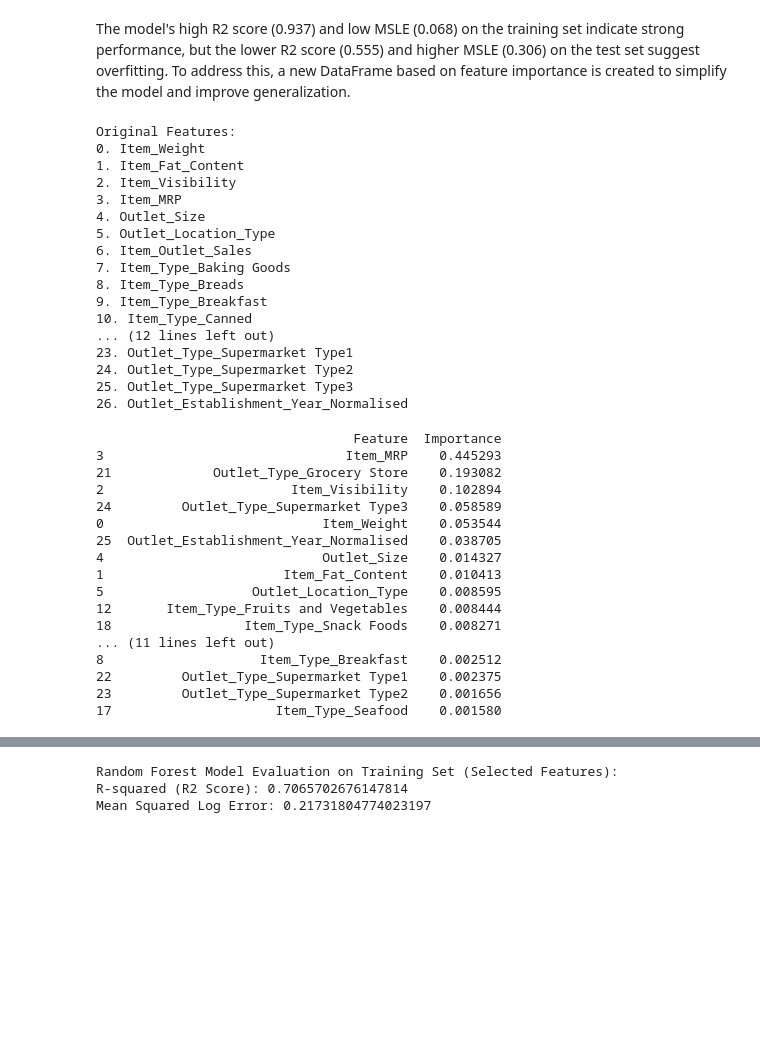
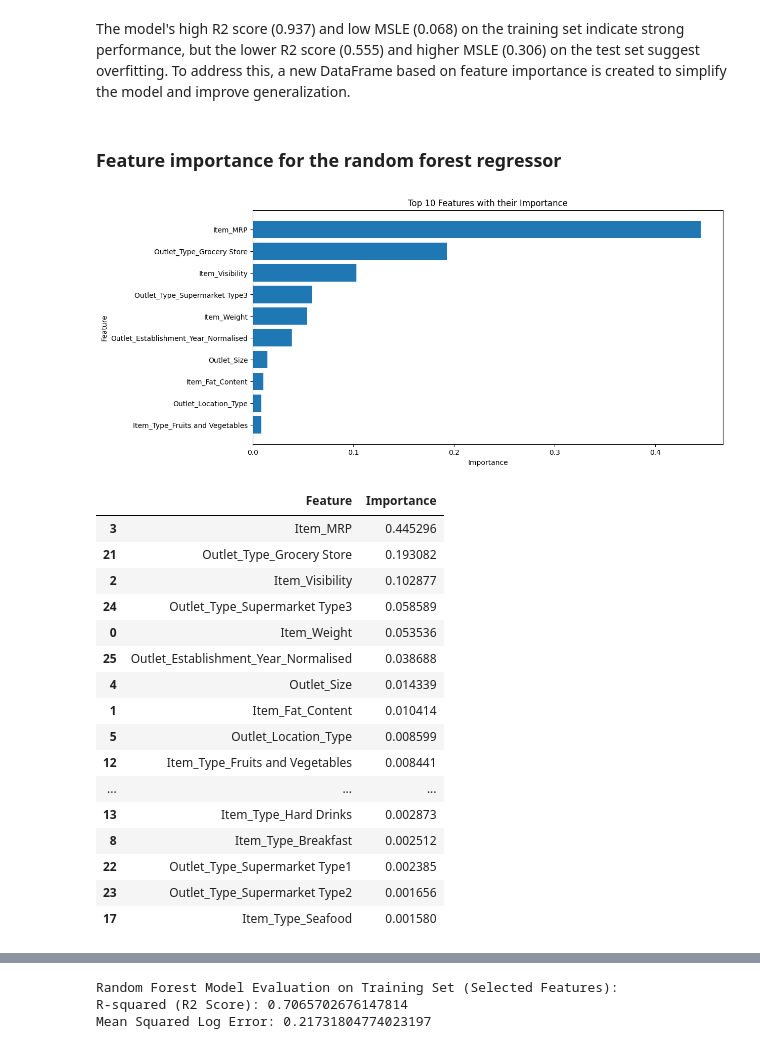
Before and after one commit to babutabhavya/big-mart-sales-prediction, a Jupyter notebook: main.ipynb, the cells around one changed output, grey strips where cells are left out. Cells and saved outputs as stored; diff of their text form; code cells hidden in the pictures; blank space fills up the shorter version.

```diff
--- a/main.ipynb
+++ b/main.ipynb
@@ -524,56 +543,43 @@ Mean Squared Log Error: 0.30699871071350515
 [figure]
 # %% [markdown]
 The model's high R2 score (0.937) and low MSLE (0.068) on the training set indicate strong performance, but the lower R2 score (0.555) and higher MSLE (0.306) on the test set suggest overfitting. To address this, a new DataFrame based on feature importance is created to simplify the model and improve generalization.
-# %%
-feature_names_original = train_df.columns.tolist()
-
-print("Original Features:")
-for s_num, feature in enumerate(feature_names_original):
-    print(f"{s_num}. {feature}")
-# %% [output]
-Original Features:
-0. Item_Weight
-1. Item_Fat_Content
-2. Item_Visibility
-3. Item_MRP
-4. Outlet_Size
-5. Outlet_Location_Type
-6. Item_Outlet_Sales
-7. Item_Type_Baking Goods
-8. Item_Type_Breads
-9. Item_Type_Breakfast
-10. Item_Type_Canned
-... (12 lines left out)
-23. Outlet_Type_Supermarket Type1
-24. Outlet_Type_Supermarket Type2
-25. Outlet_Type_Supermarket Type3
-26. Outlet_Establishment_Year_Normalised
+# %% [markdown]
+### Feature importance for the random forest regressor
 # %%
 #to get feature importances
 feature_importances = rf_model.feature_importances_
 
 #creating a df to associate feature names with their importances
 feature_importance_df = pd.DataFrame({'Feature': X_train.columns, 'Importance': feature_importances})
 
 #sorting df by importance in descending order
 feature_importance_df = feature_importance_df.sort_values(by='Importance', ascending=False)
 
-print(feature_importance_df)
+#plotting the top 10 features
+plt.figure(figsize=(12, 6))
+plt.barh(feature_importance_df['Feature'][:10][::-1], feature_importance_df['Importance'][:10][::-1])
+plt.xlabel('Importance')
+plt.ylabel('Feature')
+plt.title('Top 10 Features with their Importance')
+plt.show()
+
+feature_importance_df
 # %% [output]
-                                 Feature  Importance
-3                               Item_MRP    0.445293
-21             Outlet_Type_Grocery Store    0.193082
-2                        Item_Visibility    0.102894
-24         Outlet_Type_Supermarket Type3    0.058589
-0                            Item_Weight    0.053544
-25  Outlet_Establishment_Year_Normalised    0.038705
-4                            Outlet_Size    0.014327
-1                       Item_Fat_Content    0.010413
-5                   Outlet_Location_Type    0.008595
-12       Item_Type_Fruits and Vegetables    0.008444
-18                 Item_Type_Snack Foods    0.008271
-... (11 lines left out)
-8                    Item_Type_Breakfast    0.002512
-22         Outlet_Type_Supermarket Type1    0.002375
-23         Outlet_Type_Supermarket Type2    0.001656
-17                     Item_Type_Seafood    0.001580
+[figure, added]
+|  | Feature | Importance |
+| 3 | Item_MRP | 0.445296 |
+| 21 | Outlet_Type_Grocery Store | 0.193082 |
+| 2 | Item_Visibility | 0.102877 |
+| 24 | Outlet_Type_Supermarket Type3 | 0.058589 |
+| 0 | Item_Weight | 0.053536 |
+| 25 | Outlet_Establishment_Year_Normalised | 0.038688 |
+| 4 | Outlet_Size | 0.014339 |
+| 1 | Item_Fat_Content | 0.010414 |
+| 5 | Outlet_Location_Type | 0.008599 |
+| 12 | Item_Type_Fruits and Vegetables | 0.008441 |
+| ... | ... | ... |
+| 13 | Item_Type_Hard Drinks | 0.002873 |
+| 8 | Item_Type_Breakfast | 0.002512 |
+| 22 | Outlet_Type_Supermarket Type1 | 0.002385 |
+| 23 | Outlet_Type_Supermarket Type2 | 0.001656 |
+| 17 | Item_Type_Seafood | 0.001580 |
```
Also changed, not shown: parts of 39 cells of this notebook, 3 other files.
